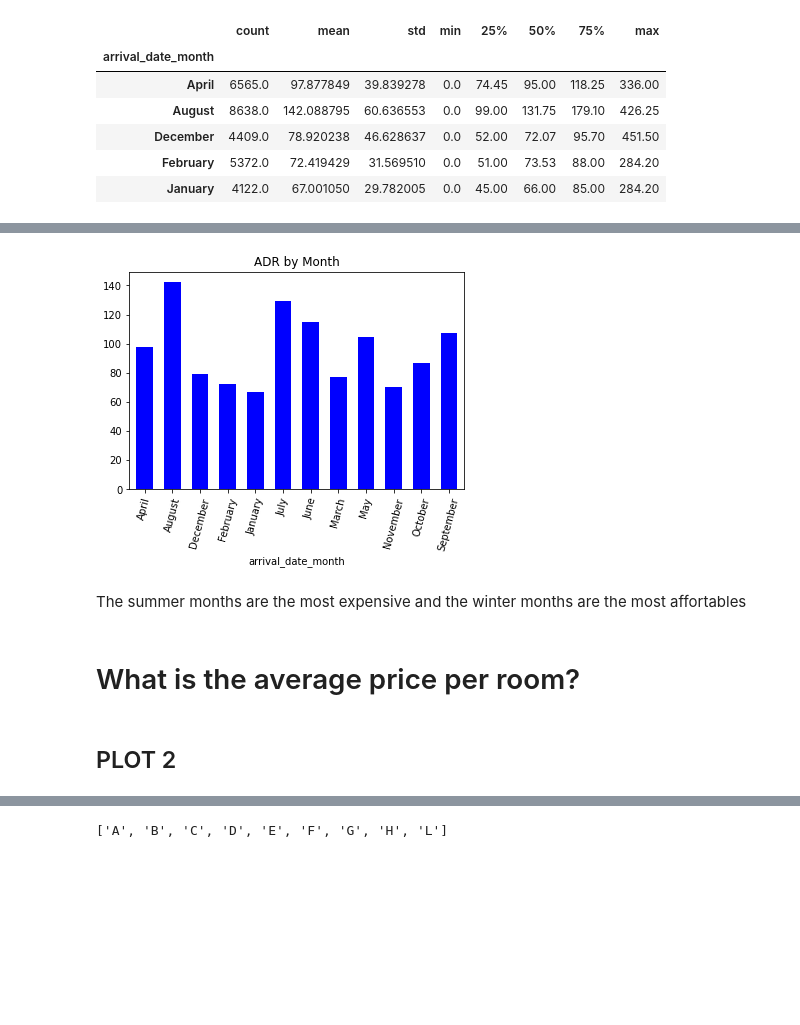
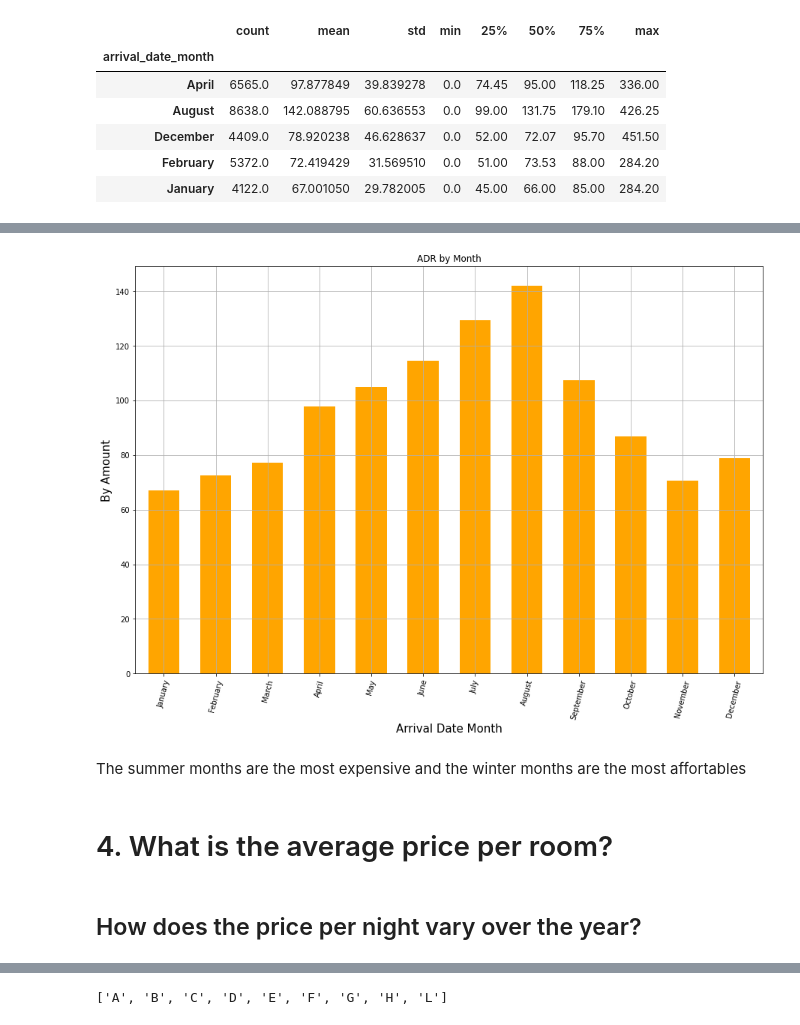
Before and after one commit to carlosmendozaj/Project_Booking_Demand, a Jupyter notebook: Hotel Demand.ipynb, the cells around one changed output, grey strips where cells are left out. Drawn from its saved outputs; the diff is of its cells as text; code cells hidden in the pictures; blank space fills up the shorter version.

```diff
--- a/Hotel Demand.ipynb
+++ b/Hotel Demand.ipynb
@@ -237,0 +221,6 @@ Name: adr, dtype: float64
+# %%
+months = ["January", "February", "March", "April", "May", "June", "July", "August", "September", "October", "November", "December"]
+
+Forplot_ADRbyMonth = df_By_month['adr'].mean()
+Forplot_ADRbyMonth = Forplot_ADRbyMonth.reindex(months)
+Forplot_ADRbyMonth
@@ -238,17 +242,18 @@ Name: adr, dtype: float64
 # %%
+plt.figure(figsize=(15, 10))
+MonthADR_plot = Forplot_ADRbyMonth.plot(kind='bar', rot=75, color = "orange", title="ADR by Month", width= .6)
 
-MonthADR_plot = Forplot_ADRbyMonth.plot(kind='bar', rot=75, color = "b", title="ADR by Month", width= .6)
-
-
-DistChannel_plot.set_ylabel("By Mounth")
+MonthADR_plot.set_ylabel("By Amount", fontsize=15)
+MonthADR_plot.set_xlabel("Arrival Date Month", fontsize=15)
+plt.grid()
 plt.show()
 # %% [output]
-[figure, old version]
+[figure, new version]
 # %% [markdown]
 The summer months are the most expensive and the winter months are the most affortables
 # %% [markdown]
-# What is the average price per room?
+# 4. What is the average price per room?
-# %% [markdown]
-## PLOT 2
+# %% [markdown]
+## How does the price per night vary over the year?
 # %%
 room_purchase_data = clean_purchase_data.loc[clean_purchase_data["is_canceled"]==0]
```
Also changed, not shown: parts of 32 cells of this notebook, 1 other file.
